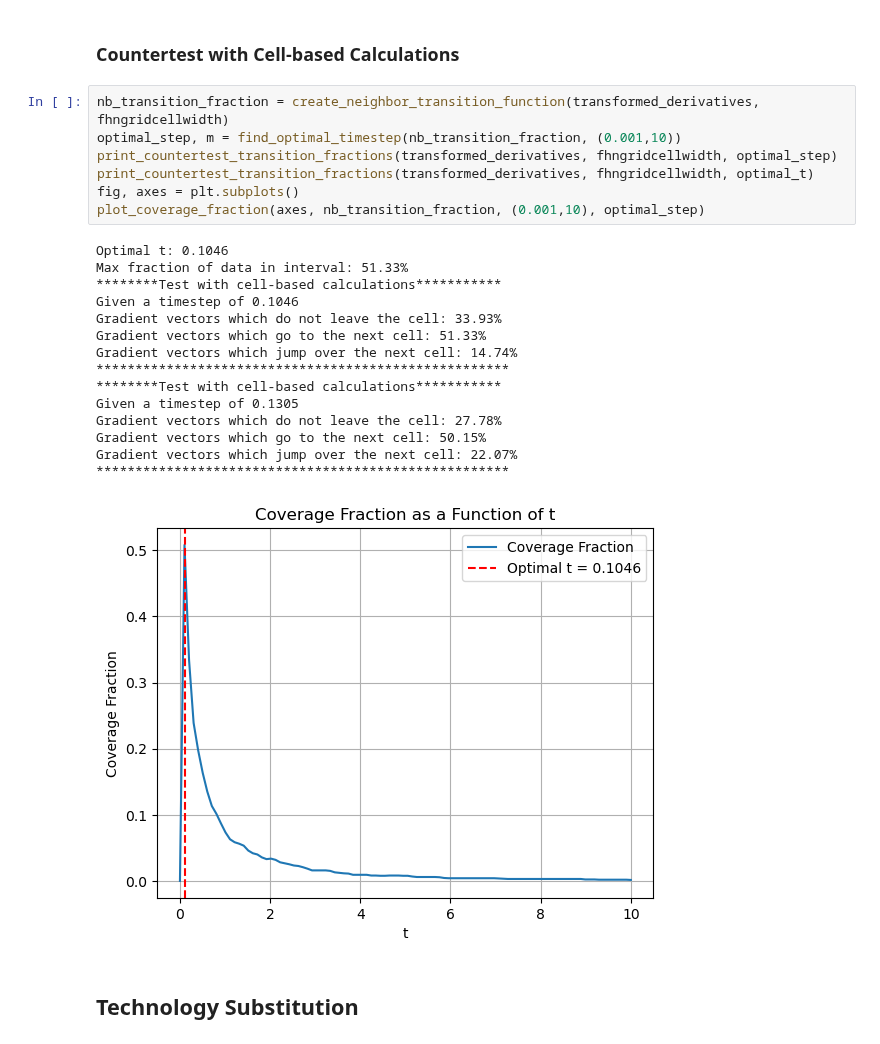
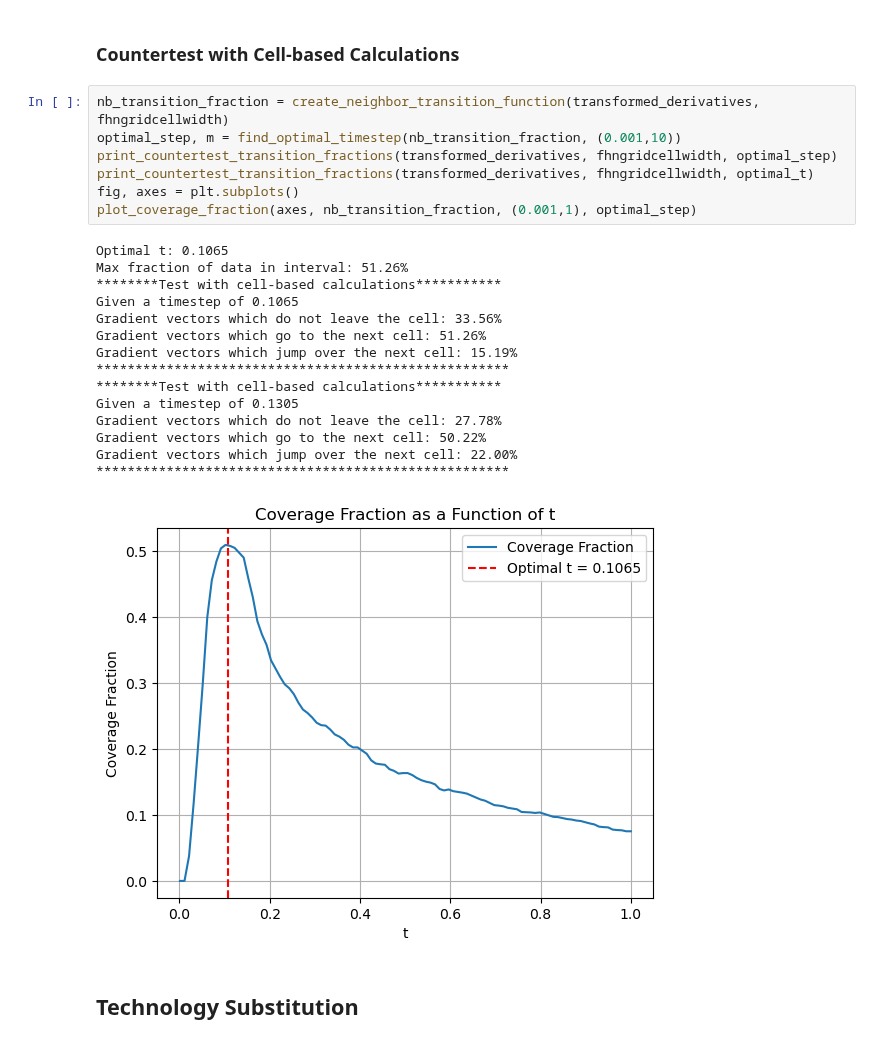
Before and after one commit to Lighfe/mdp-world-model, a Jupyter notebook: clustering/gradient_based_methods.ipynb, the cells around one changed output. Cells and saved outputs as stored; diff of their text form.

```diff
--- a/clustering/gradient_based_methods.ipynb
+++ b/clustering/gradient_based_methods.ipynb
@@ -253,26 +262,26 @@ plot_2D_vector_field_over_grid(fhngrid, fsolver, control = controls[0], axis_nam
 # %%
 nb_transition_fraction = create_neighbor_transition_function(transformed_derivatives, fhngridcellwidth)
 optimal_step, m = find_optimal_timestep(nb_transition_fraction, (0.001,10))
 print_countertest_transition_fractions(transformed_derivatives, fhngridcellwidth, optimal_step)
 print_countertest_transition_fractions(transformed_derivatives, fhngridcellwidth, optimal_t)
 fig, axes = plt.subplots()
-plot_coverage_fraction(axes, nb_transition_fraction, (0.001,10), optimal_step)
+plot_coverage_fraction(axes, nb_transition_fraction, (0.001,1), optimal_step)
 # %% [output]
-Optimal t: 0.1046
-Max fraction of data in interval: 51.33%
+Optimal t: 0.1065
+Max fraction of data in interval: 51.26%
 ********Test with cell-based calculations***********
-Given a timestep of 0.1046
-Gradient vectors which do not leave the cell: 33.93%
-Gradient vectors which go to the next cell: 51.33%
-Gradient vectors which jump over the next cell: 14.74%
+Given a timestep of 0.1065
+Gradient vectors which do not leave the cell: 33.56%
+Gradient vectors which go to the next cell: 51.26%
+Gradient vectors which jump over the next cell: 15.19%
 *****************************************************
 ********Test with cell-based calculations***********
 Given a timestep of 0.1305
 Gradient vectors which do not leave the cell: 27.78%
-Gradient vectors which go to the next cell: 50.15%
-Gradient vectors which jump over the next cell: 22.07%
+Gradient vectors which go to the next cell: 50.22%
+Gradient vectors which jump over the next cell: 22.00%
 *****************************************************
-[figure, old version]
+[figure, new version]
 # %% [markdown]
 ## Technology Substitution
 # %%
```
Also changed, not shown: parts of 2 cells of this notebook, 1 other file.
